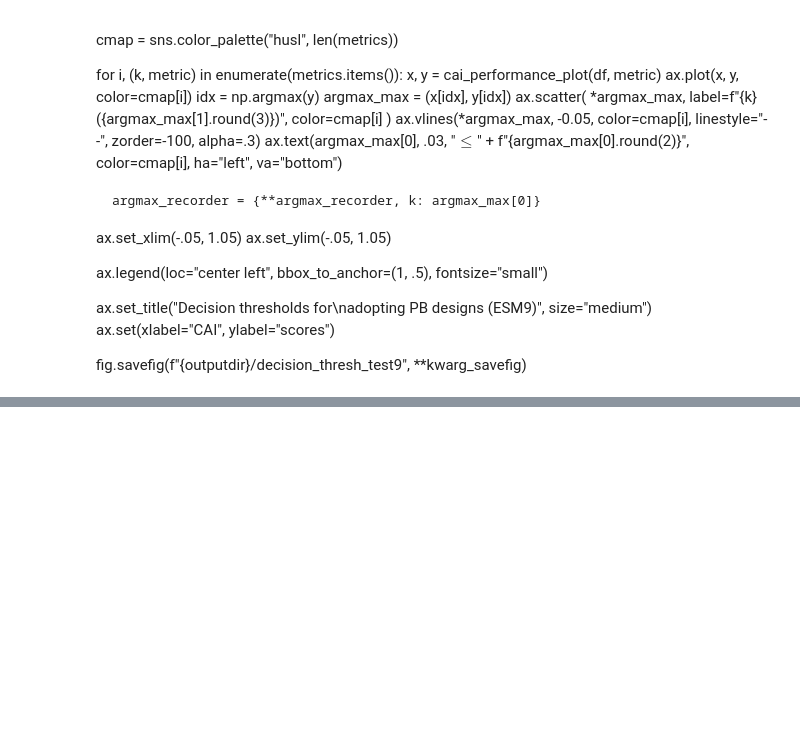
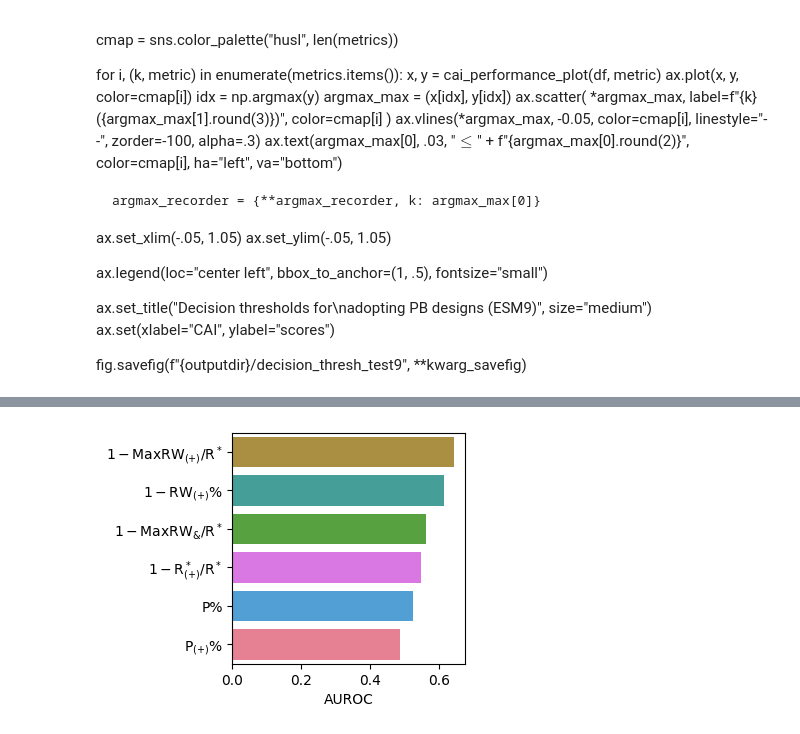
Before and after one commit to yo-aka-gene/WhyDOE, a Jupyter notebook: jupyternb/cai_validation_esm9_dev.ipynb, the cells around one changed output, grey strips where cells are left out. Cells and saved outputs as stored; diff of their text form; code cells hidden in the pictures; blank space fills up the shorter version.

```diff
--- a/jupyternb/cai_validation_esm9_dev.ipynb
+++ b/jupyternb/cai_validation_esm9_dev.ipynb
@@ -303,0 +317,26 @@ fig.savefig(f"{outputdir}/test9_pr", **kwarg_savefig)
+# %%
+fig, ax = plt.subplots(figsize=(3, 3))
+
+features = [df.loc[:, v] for v in key_features]
+
+names = [
+    r"$1-$" + feat_names_short[v] if v in negs else feat_names_short[v] for v in key_features
+]
+
+cmap = sns.color_palette("husl", len(features))
+
+df_bar = pd.DataFrame({
+    "": names,
+    "AUROC": [roc_auc_score(df.better_with_pb, y) for y in features],
+    "cmap": cmap
+}, index=key_features).sort_values("AUROC", ascending=False)
+
+sns.barplot(
+    data=df_bar,
+    x="AUROC", y="",
+    palette=df_bar.cmap
+)
+
+fig.savefig(f"{outputdir}/test9_auc", **kwarg_savefig)
+# %% [output]
+[figure, added]
```
Also changed, not shown: parts of 47 cells of this notebook, 20 other files.
